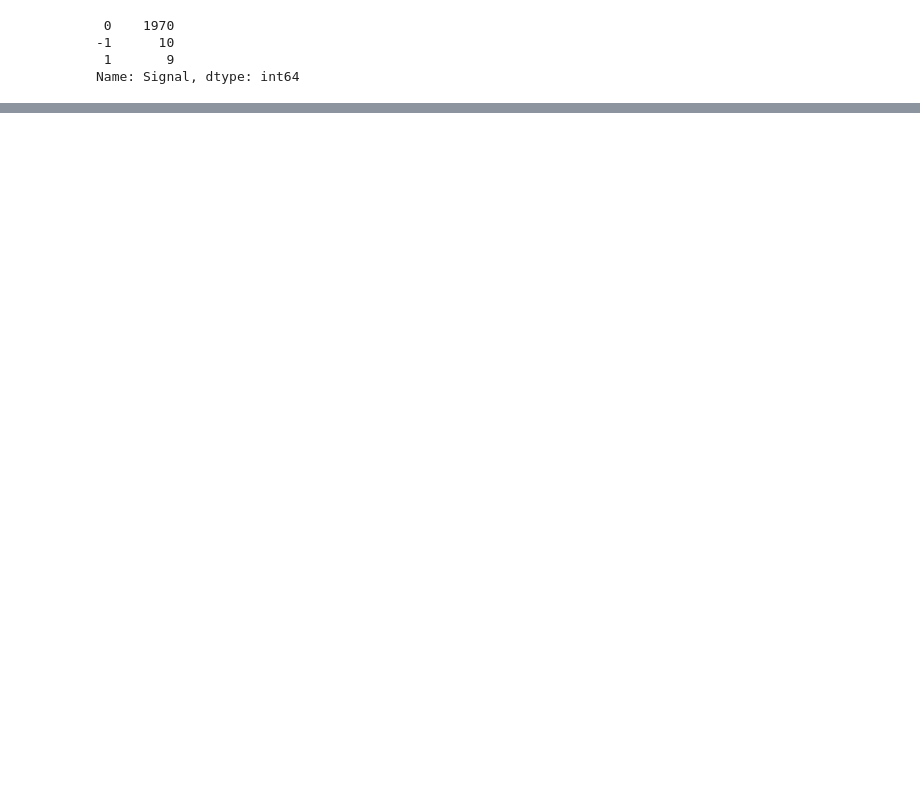
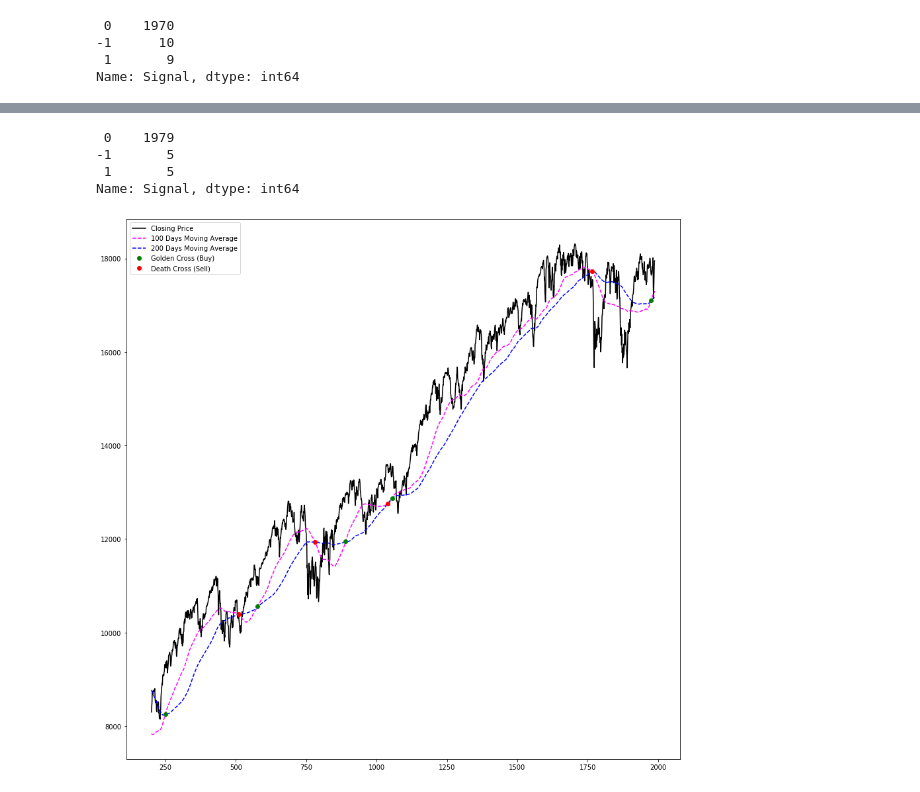
Before and after one commit to VaradaB/algorithmic-trading, a Jupyter notebook: algorithmic-trading.ipynb, the cells around one changed output, grey strips where cells are left out. Saved outputs shown, nothing was run; the diff lists cells and outputs as text; code cells hidden in the pictures; blank space fills up the shorter version.

```diff
--- a/algorithmic-trading.ipynb
+++ b/algorithmic-trading.ipynb
@@ -311,0 +338,44 @@ plt.show()
+# %%
+# Moving averages in time series
+new_df = pd.DataFrame(djia_merged[['Date', 'Close']])
+new_df['100_Day_MA'] = djia_merged['Close']
+new_df['200_Day_MA'] = djia_merged['Close']
+new_df['Signal'] = 0
+for i in range(1, len(new_df['Date'])):
+    if i < 100:
+        rng = range(i)
+        lth = i+1
+    else:
+        rng = range(i-100+1, i)
+        lth = 100
+    new_df['100_Day_MA'][i] = sum([new_df['Close'][j] for j in rng])/lth
+for i in range(1, len(new_df.Date)):
+    if i < 200:
+        rng = range(i)
+        lth = i+1
+    else:
+        rng = range(i-200+1, i)
+        lth = 200
+    new_df['200_Day_MA'][i] = sum([new_df['Close'][j] for j in rng])/lth
+    if (new_df['100_Day_MA'][i] > new_df['200_Day_MA'][i]) and (new_df['100_Day_MA'][i-1] <= new_df['200_Day_MA'][i-1]):
+        new_df['Signal'][i] = 1 #Buy
+    elif (new_df['100_Day_MA'][i] < new_df['200_Day_MA'][i]) and (new_df['100_Day_MA'][i-1] >= new_df['200_Day_MA'][i-1]):
+        new_df['Signal'][i] = -1 #Sell
+new_df['Signal'].value_counts()
+# %% [output]
+ 0    1979
+-1       5
+ 1       5
+Name: Signal, dtype: int64
+# %%
+# Plotting MAs
+fig = plt.figure(figsize=(15, 15))
+plt.plot(new_df['Close'][200:], color="black", label="Closing Price")
+plt.plot(new_df['100_Day_MA'][200:], color="magenta", linestyle='--', label="100 Days Moving Average")
+plt.plot(new_df['200_Day_MA'][200:], color="blue", linestyle='--', label="200 Days Moving Average")
+plt.plot(new_df[200:][new_df['Signal'] == 1]['100_Day_MA'], marker='o', color="green", linestyle='None', label="Golden Cross (Buy)")
+plt.plot(new_df[200:][new_df['Signal'] == -1]['100_Day_MA'], marker='o', color="red", linestyle='None', label="Death Cross (Sell)")
+plt.legend()
+plt.show()
+# %% [output]
+[figure, added]
```
Also changed, not shown: parts of 8 cells of this notebook.
